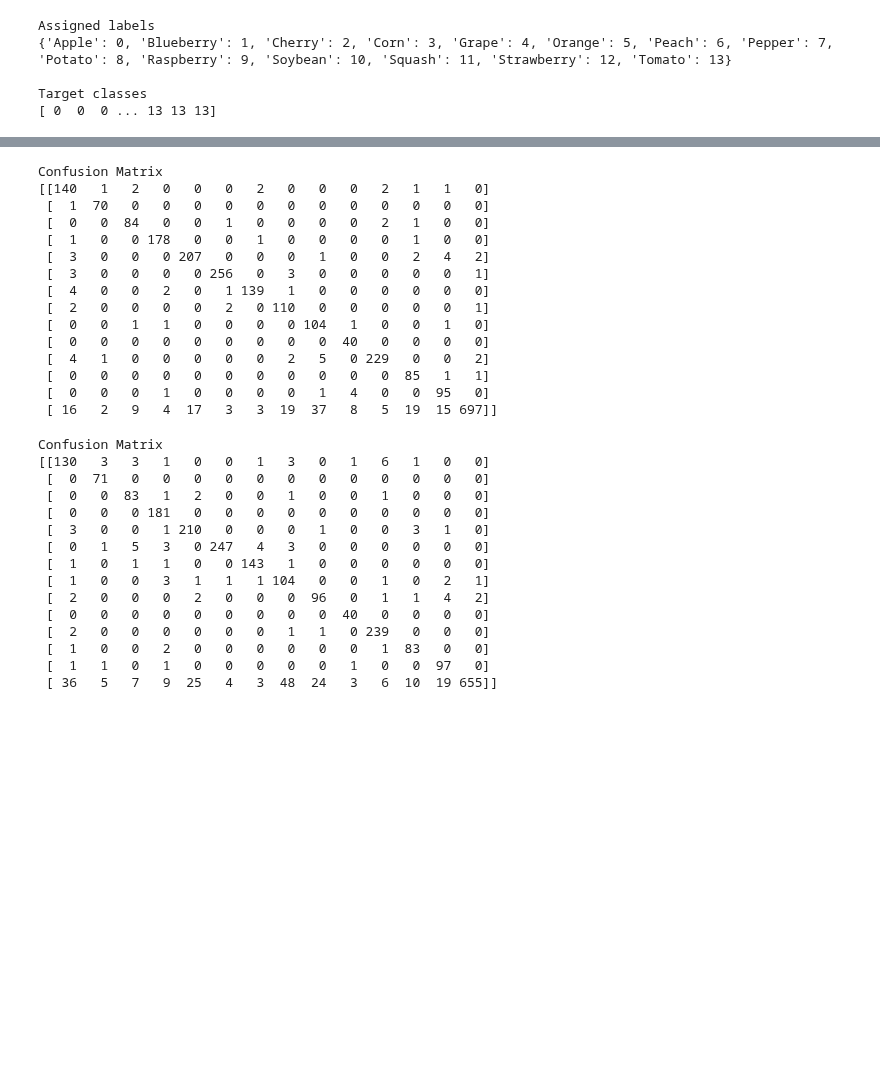
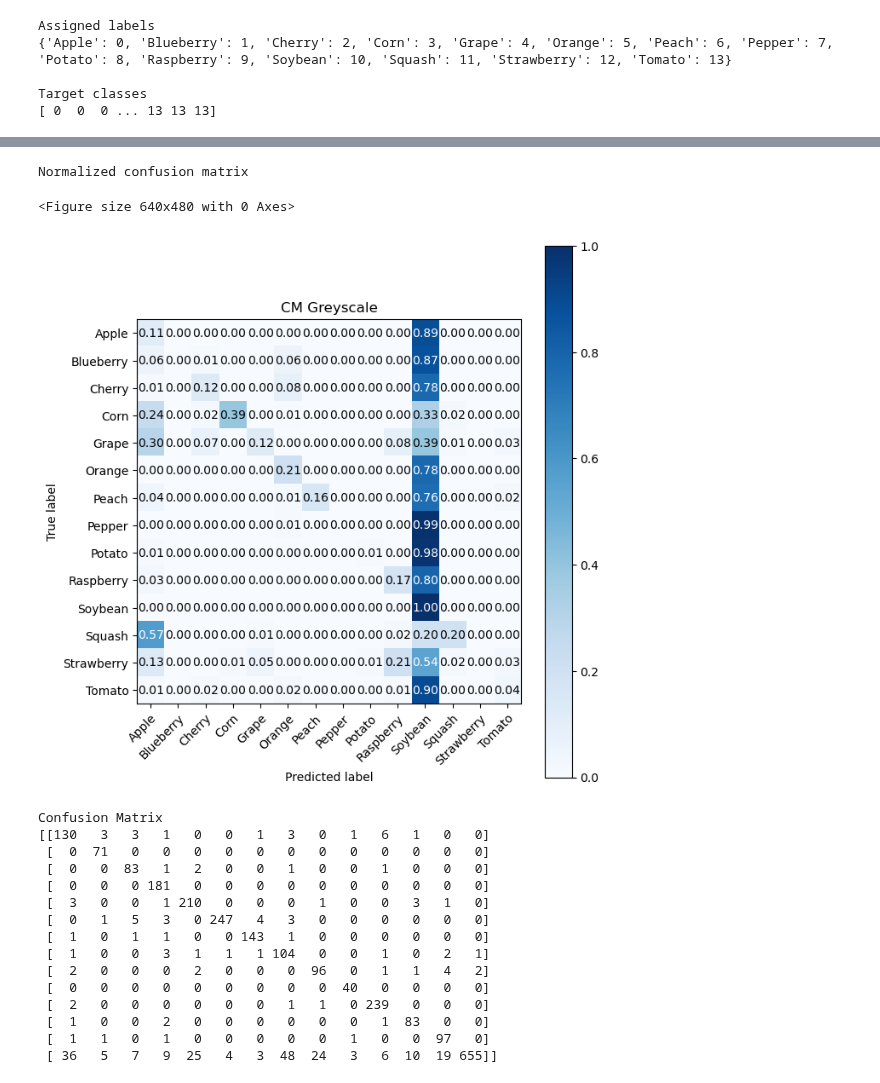
Before and after one commit to irfanmasoudi/anndl1, a Jupyter notebook: Challenge1-Test.ipynb, the cells around one changed output, grey strips where cells are left out. Drawn from its saved outputs; the diff is of its cells as text; code cells hidden in the pictures; blank space fills up the shorter version.

```diff
--- a/Challenge1-Test.ipynb
+++ b/Challenge1-Test.ipynb
@@ -439,25 +302,9 @@ WARNING:absl:Function `_wrapped_model` contains input name(s) Input with unsuppo
 # %%
 del model
 # %%
-model = tfk.models.load_model('logs/resnet/resnet1_Nov20_01-28-24/ckpts/cp.ckpt')
+model = tfk.models.load_model('logs/Grayscale/BatchNormGray_Nov21_00-13-38/ckpts/cp.ckpt')
 # %%
 predictions = model.predict(valid_gen)
 y_pred = np.argmax(predictions, axis=1)
-print('Confusion Matrix')
-print(confusion_matrix(valid_gen.classes, y_pred))
+#print('Confusion Matrix')
+#print(confusion_matrix(valid_gen.classes, y_pred))
-# %% [output]
-Confusion Matrix
-[[140   1   2   0   0   0   2   0   0   0   2   1   1   0]
- [  1  70   0   0   0   0   0   0   0   0   0   0   0   0]
- [  0   0  84   0   0   1   0   0   0   0   2   1   0   0]
- [  1   0   0 178   0   0   1   0   0   0   0   1   0   0]
- [  3   0   0   0 207   0   0   0   1   0   0   2   4   2]
- [  3   0   0   0   0 256   0   3   0   0   0   0   0   1]
- [  4   0   0   2   0   1 139   1   0   0   0   0   0   0]
- [  2   0   0   0   0   2   0 110   0   0   0   0   0   1]
- [  0   0   1   1   0   0   0   0 104   1   0   0   1   0]
- [  0   0   0   0   0   0   0   0   0  40   0   0   0   0]
- [  4   1   0   0   0   0   0   2   5   0 229   0   0   2]
- [  0   0   0   0   0   0   0   0   0   0   0  85   1   1]
- [  0   0   0   1   0   0   0   0   1   4   0   0  95   0]
- [ 16   2   9   4  17   3   3  19  37   8   5  19  15 697]]
@@ -464,3 +363,12 @@ Confusion Matrix
+# %%
+plot_confusion_matrix(y_true, y_pred, classes=labels, normalize = True,
+                      title='CM Greyscale')
+plt.savefig('Normalized GS.png')
+plt.show()
+# %% [output]
+Normalized confusion matrix
+<Figure size 640x480 with 0 Axes>
+[figure, added]
 # %%
 predictions = model.predict(valid_gen)
 y_pred = np.argmax(predictions, axis=1)
```
Also changed, not shown: parts of 10 cells of this notebook, 1 other file.
